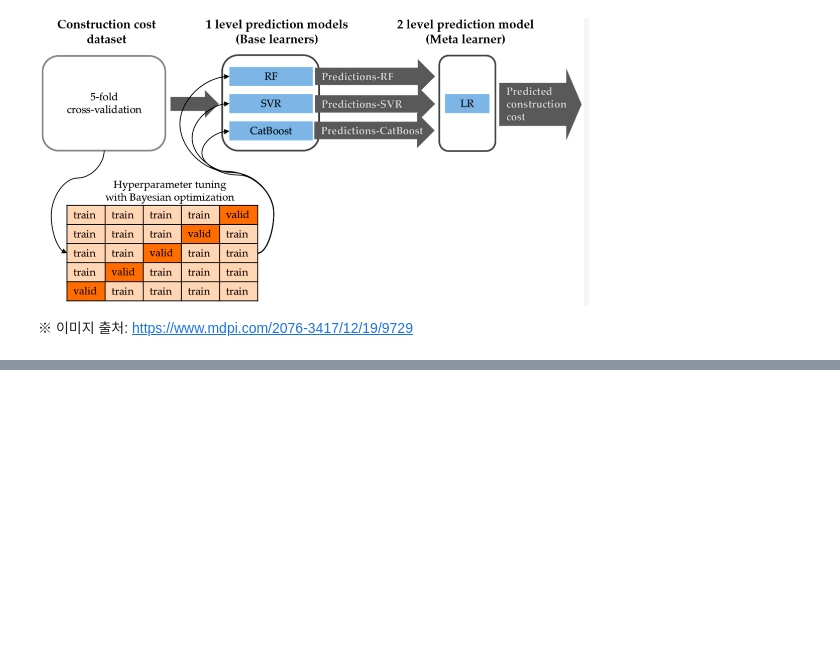
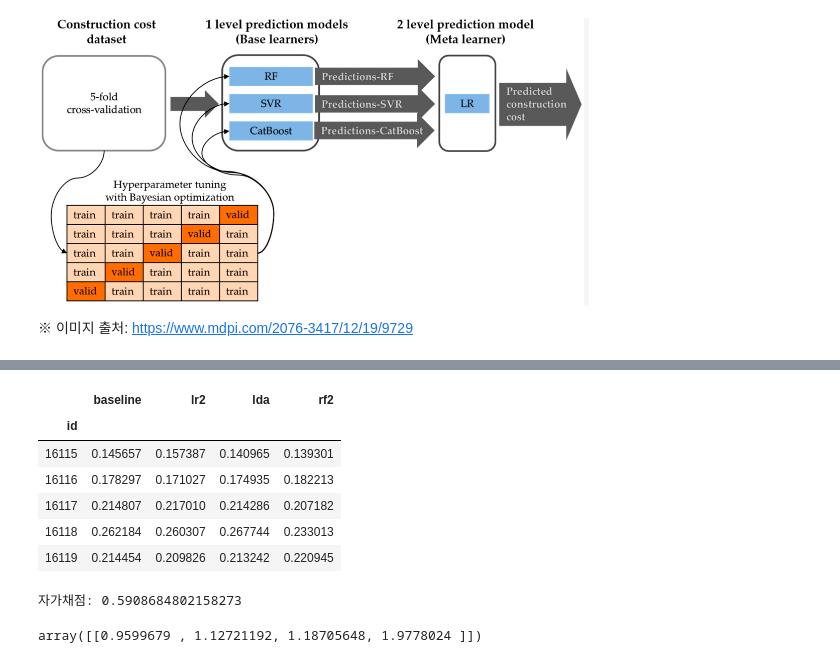
Before and after one commit to sunkusun9/DS_lv3_2507_2, a Jupyter notebook: sec_ds_lv3_prob1_kaggle.ipynb, the cells around one changed output, grey strips where cells are left out. Drawn from its saved outputs; the diff is of its cells as text; code cells hidden in the pictures; blank space fills up the shorter version.

```diff
--- a/sec_ds_lv3_prob1_kaggle.ipynb
+++ b/sec_ds_lv3_prob1_kaggle.ipynb
@@ -436,5 +621,29 @@ print("자가채점: {}".format(roc_auc_score(s_kaggle_ans, prd))) # baseline: 0
 # %%
 # 2단계 기반 모델을 학습 시키고, 예측하여 meta 모델의 데이터셋을 구성합니다.
 # 메타 모델 평가 데이터를 만듭니다. 1. 전체데이터로 기반 모델 학습 2. 평가 데이터에 대한 기반 모델 예측 결과 만들기
+df_stk_test = pd.concat([
+    pd.Series(
+        clf.fit(df_train[X_all], df_train['failure']).predict_proba(df_test[X_all])[:, 1],
+        index = df_test.index, name = name
+    ) for name, clf in models
+], axis = 1)
+df_stk_test.head()
+# %% [output]
+|  | baseline | lr2 | lda | rf2 |
+| id |  |  |  |  |
+| 16115 | 0.145657 | 0.157387 | 0.140965 | 0.139301 |
+| 16116 | 0.178297 | 0.171027 | 0.174935 | 0.182213 |
+| 16117 | 0.214807 | 0.217010 | 0.214286 | 0.207182 |
+| 16118 | 0.262184 | 0.260307 | 0.267744 | 0.233013 |
+| 16119 | 0.214454 | 0.209826 | 0.213242 | 0.220945 |
+# %%
+clf_meta = LogisticRegression(solver = 'lbfgs')
+prd = clf_meta.fit(df_cv, df_train['failure']).predict_proba(df_stk_test)[:, 1]
+print("자가채점: {}".format(roc_auc_score(s_kaggle_ans, prd))) # baseline: 0.5893408273381295
+# %% [output]
+자가채점: 0.5908684802158273
 # %%
 # 메타 모델을 df_cv로 학습 시키고, 테스트 메타 모델 데이터로 예측을 합니다.
+clf_meta.coef_
+# %% [output]
+array([[0.9599679 , 1.12721192, 1.18705648, 1.9778024 ]])
```
Also changed, not shown: parts of 46 cells of this notebook.
